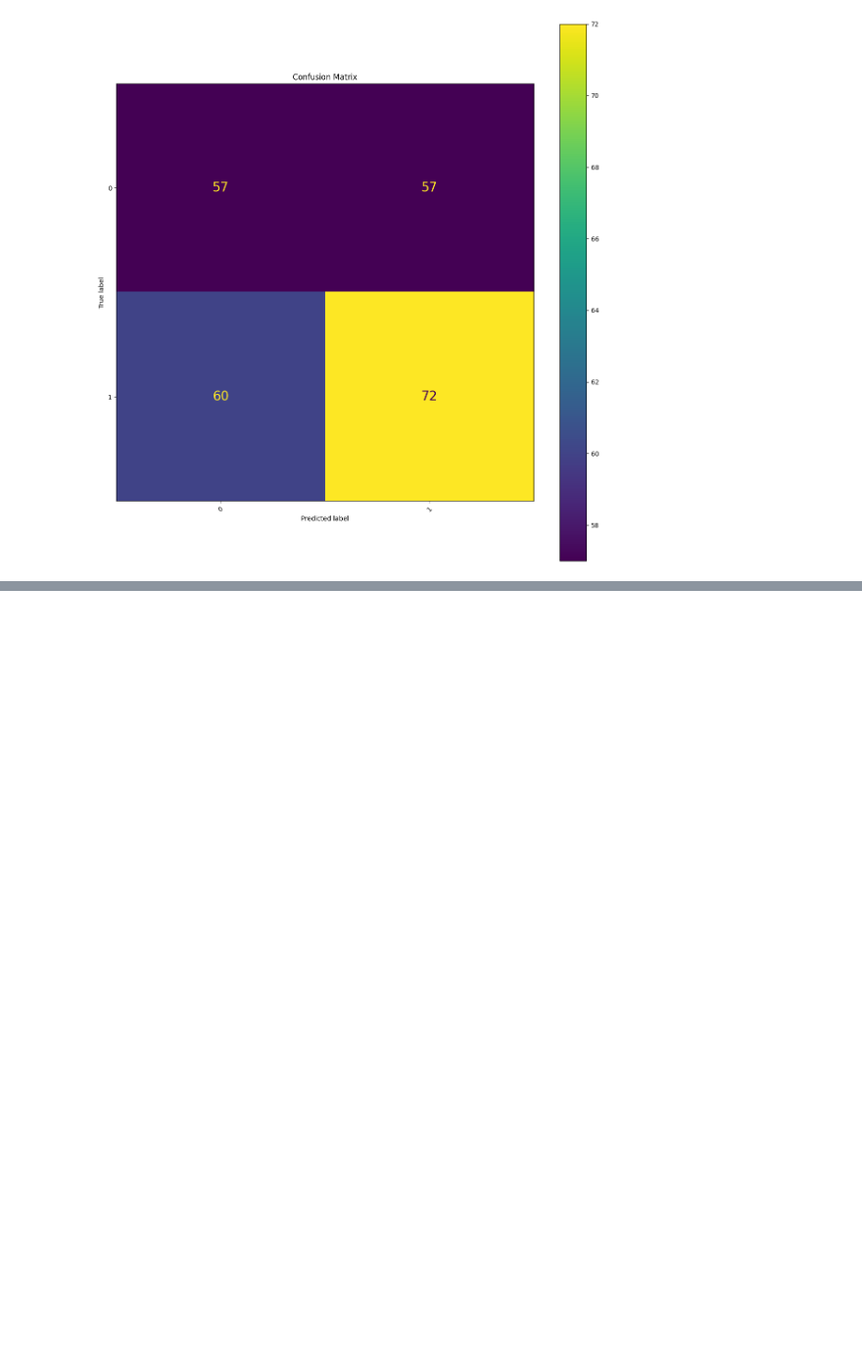
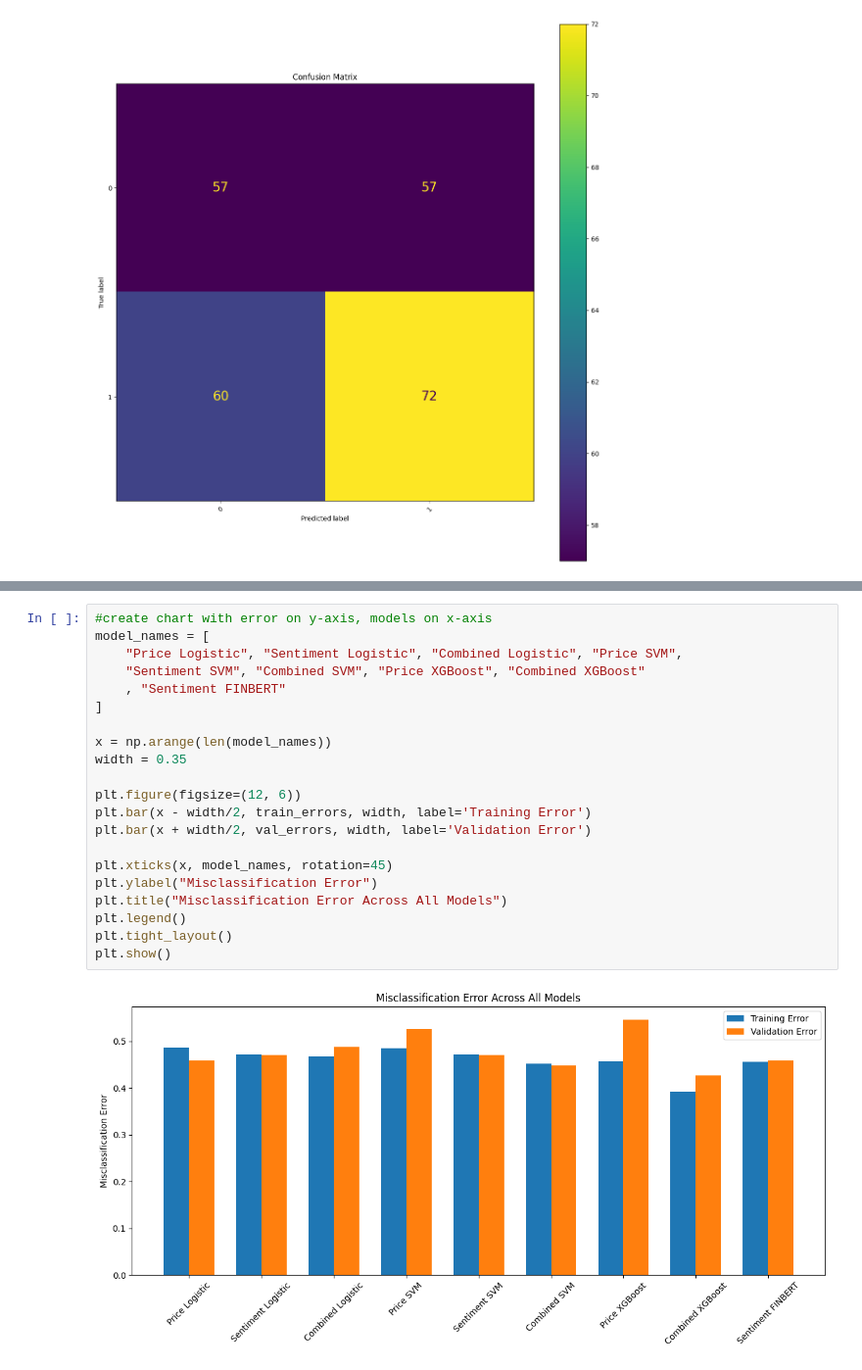
Before and after one commit to yvanlonginjr/market-sentiment-predictor, a Jupyter notebook: notebooks/Market_Sentiment_Predictor_Pipeline.ipynb, the cells around one changed output, grey strips where cells are left out. Shown at 98% size. Cells and saved outputs as stored; diff of their text form; blank space fills up the shorter version.

Commit message:
week 9 model evaluation

```diff
--- a/notebooks/Market_Sentiment_Predictor_Pipeline.ipynb
+++ b/notebooks/Market_Sentiment_Predictor_Pipeline.ipynb
@@ -2357,0 +2473,23 @@ weighted avg       0.90      0.57      0.67       246
+# %%
+#create chart with error on y-axis, models on x-axis
+model_names = [
+    "Price Logistic", "Sentiment Logistic", "Combined Logistic", "Price SVM",
+    "Sentiment SVM", "Combined SVM", "Price XGBoost", "Combined XGBoost"
+    , "Sentiment FINBERT"
+]
+
+x = np.arange(len(model_names))
+width = 0.35
+
+plt.figure(figsize=(12, 6))
+plt.bar(x - width/2, train_errors, width, label='Training Error')
+plt.bar(x + width/2, val_errors, width, label='Validation Error')
+
+plt.xticks(x, model_names, rotation=45)
+plt.ylabel("Misclassification Error")
+plt.title("Misclassification Error Across All Models")
+plt.legend()
+plt.tight_layout()
+plt.show()
+# %% [output]
+[figure, added]
```
Also changed, not shown: parts of 16 cells of this notebook.
